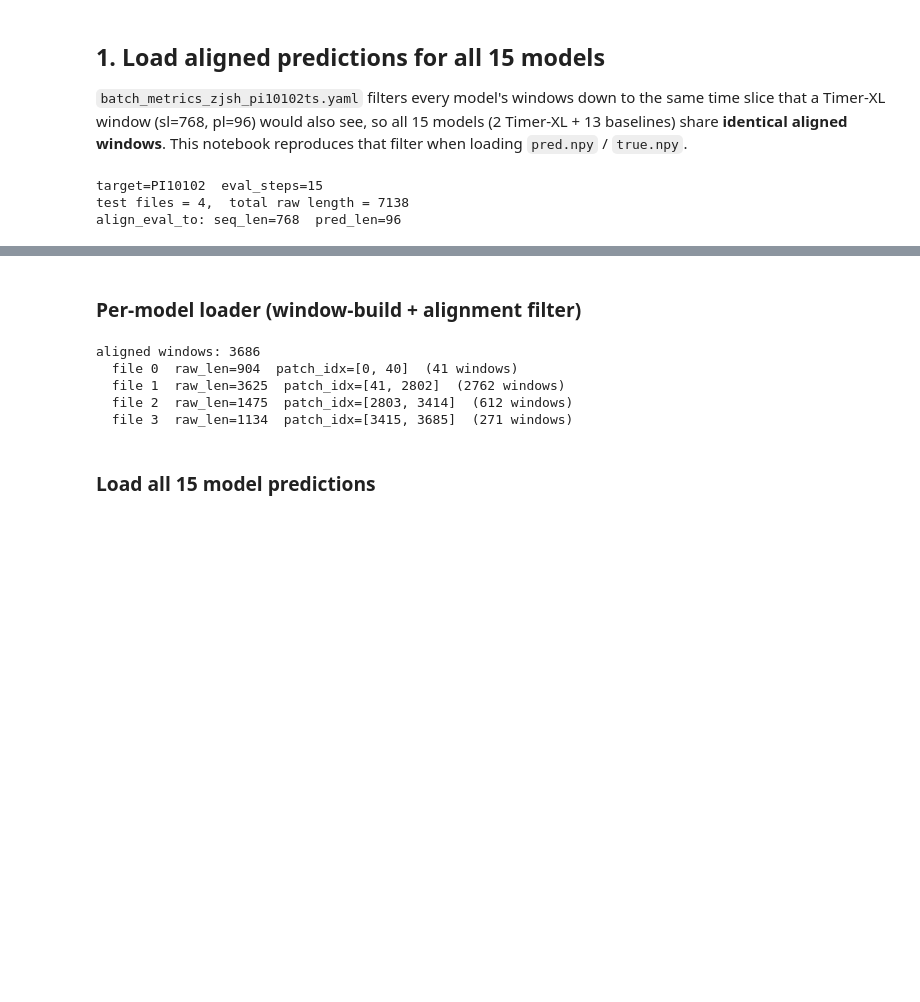
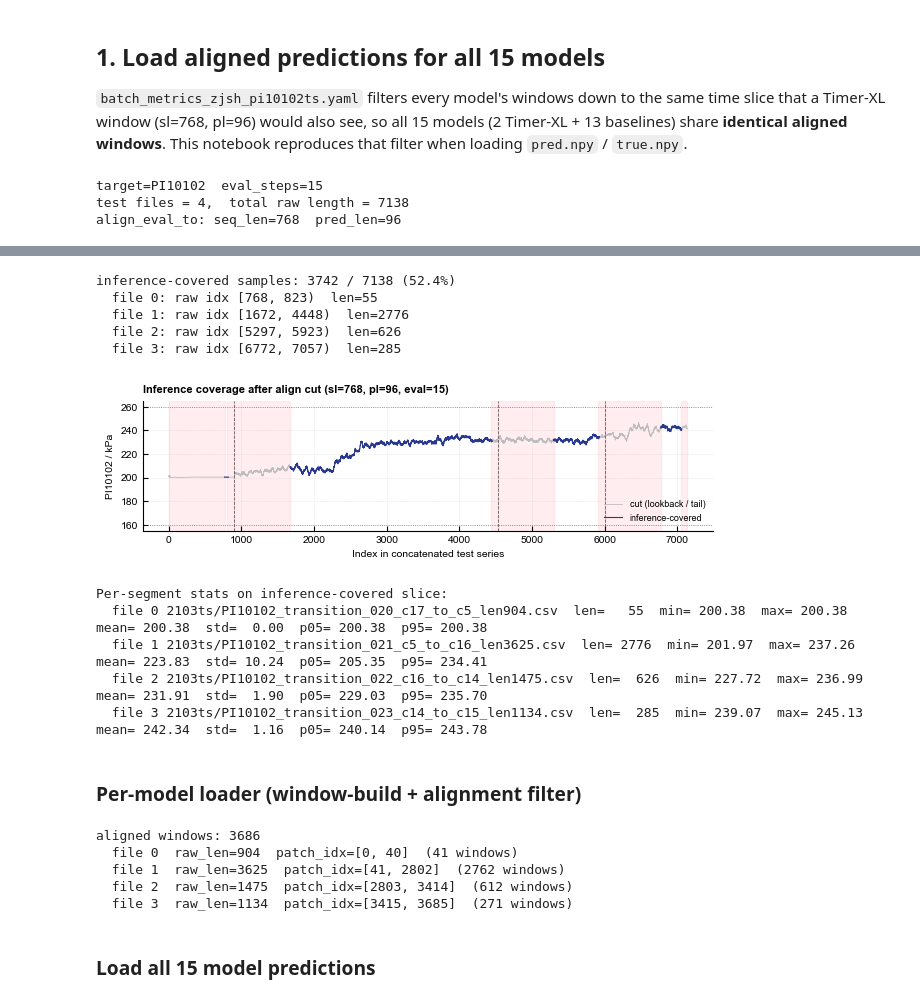
Before and after one commit to Moenea/TSFM, a Jupyter notebook: figures/PI10102/plot_fault_prognosis.ipynb, the cells around one changed output, grey strips where cells are left out. Drawn from its saved outputs; the diff is of its cells as text; code cells hidden in the pictures; blank space fills up the shorter version.

```diff
--- a/figures/PI10102/plot_fault_prognosis.ipynb
+++ b/figures/PI10102/plot_fault_prognosis.ipynb
@@ -49,3 +99,78 @@ align_eval_to: seq_len=768  pred_len=96
+# %%
+# Inference-covered slice of true_series after the (768, 96) alignment cut.
+# - Each segment loses its first 768 samples (lookback warm-up) and last 96 (align_pred_len).
+# - The remaining predicted timestamps span [file_off+768, file_off+file_len-96+eval_steps).
+import matplotlib.pyplot as plt
+
+file_offsets = np.cumsum([0] + file_lengths)
+asl, apl = align_seq_len, align_pred_len   # 768, 96
+
+# Build per-segment inference coverage in raw-index space
+infer_ranges = []
+for f in range(len(file_lengths)):
+    off, L = file_offsets[f], file_lengths[f]
+    lo = off + asl                          # first predicted timestamp
+    hi = off + L - apl + eval_steps         # one past last predicted timestamp
+    infer_ranges.append((lo, hi))
+
+# Boolean mask over true_series marking which indices have at least one prediction
+infer_mask = np.zeros(len(true_series), dtype=bool)
+for lo, hi in infer_ranges:
+    infer_mask[lo:hi] = True
+
+print(f'inference-covered samples: {infer_mask.sum()} / {len(true_series)} '
+      f'({100*infer_mask.mean():.1f}%)')
+for f, (lo, hi) in enumerate(infer_ranges):
+    print(f'  file {f}: raw idx [{lo}, {hi})  len={hi-lo}')
+
+# Plot: full series in gray, inference-covered portion highlighted, cut regions shaded red
+fig, ax = plt.subplots(figsize=(16/2.54, 5/2.54))
+x = np.arange(len(true_series))
+ax.plot(x, true_series, color='#BDBDBD', linewidth=0.6, label='cut (lookback / tail)', zorder=2)
+covered = np.where(infer_mask, true_series, np.nan)
+ax.plot(x, covered, color='#293890', linewidth=0.8, label='inference-covered', zorder=3)
+
+# Shade the cut zones at each segment's head (768) and tail (apl)
+for f in range(len(file_lengths)):
+    off, L = file_offsets[f], file_lengths[f]
+    ax.axvspan(off, off + asl, color='#FFCDD2', alpha=0.35, zorder=1)
+    ax.axvspan(off + L - apl, off + L, color='#FFCDD2', alpha=0.35, zorder=1)
+    if f > 0:
+        ax.axvline(off, color='#262626', linewidth=0.6, linestyle='--', alpha=0.7)
+
+for h in ALARM_HLINES:
+    ax.axhline(h, color='#B71C1C', linewidth=0.6, linestyle=':', alpha=0.7)
+
+ax.set_xlabel('Index in concatenated test series')
+ax.set_ylabel('PI10102 / kPa')
+ax.set_title(f'Inference coverage after align cut (sl={asl}, pl={apl}, eval={eval_steps})',
+             loc='left', fontsize=8, fontweight='bold')
+ax.legend(loc='lower right', fontsize=6.5, frameon=False)
+ax.grid(True, linewidth=0.4, alpha=0.3, linestyle='--')
+ax.spines['top'].set_visible(False); ax.spines['right'].set_visible(False)
+plt.tight_layout()
+plt.show()
+
+# Per-segment stats restricted to the inference-covered slice
+print('\nPer-segment stats on inference-covered slice:')
+for f, (lo, hi) in enumerate(infer_ranges):
+    seg = true_series[lo:hi]
+    print(f'  file {f} {test_files[f]:40s}  len={len(seg):5d}  '
+          f'min={seg.min():7.2f}  max={seg.max():7.2f}  '
+          f'mean={seg.mean():7.2f}  std={seg.std():6.2f}  '
+          f'p05={np.percentile(seg,5):7.2f}  p95={np.percentile(seg,95):7.2f}')
+# %% [output]
+inference-covered samples: 3742 / 7138 (52.4%)
+  file 0: raw idx [768, 823)  len=55
+  file 1: raw idx [1672, 4448)  len=2776
+  file 2: raw idx [5297, 5923)  len=626
+  file 3: raw idx [6772, 7057)  len=285
+[figure, added]
+Per-segment stats on inference-covered slice:
+  file 0 2103ts/PI10102_transition_020_c17_to_c5_len904.csv  len=   55  min= 200.38  max= 200.38  mean= 200.38  std=  0.00  p05= 200.38  p95= 200.38
+  file 1 2103ts/PI10102_transition_021_c5_to_c16_len3625.csv  len= 2776  min= 201.97  max= 237.26  mean= 223.83  std= 10.24  p05= 205.35  p95= 234.41
+  file 2 2103ts/PI10102_transition_022_c16_to_c14_len1475.csv  len=  626  min= 227.72  max= 236.99  mean= 231.91  std=  1.90  p05= 229.03  p95= 235.70
+  file 3 2103ts/PI10102_transition_023_c14_to_c15_len1134.csv  len=  285  min= 239.07  max= 245.13  mean= 242.34  std=  1.16  p05= 240.14  p95= 243.78
 # %% [markdown]
 ### Per-model loader (window-build + alignment filter)
 # %%
```
Also changed, not shown: parts of 9 cells of this notebook, 9 other files.
